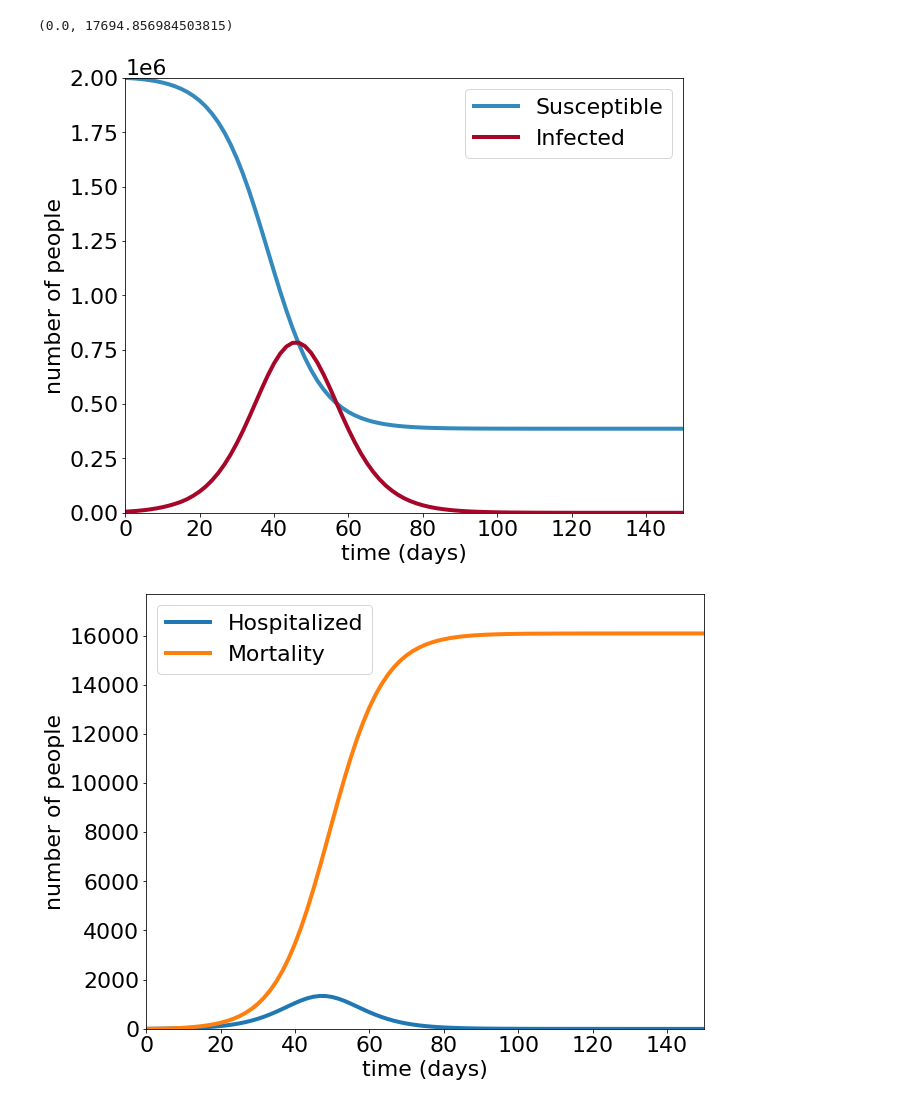
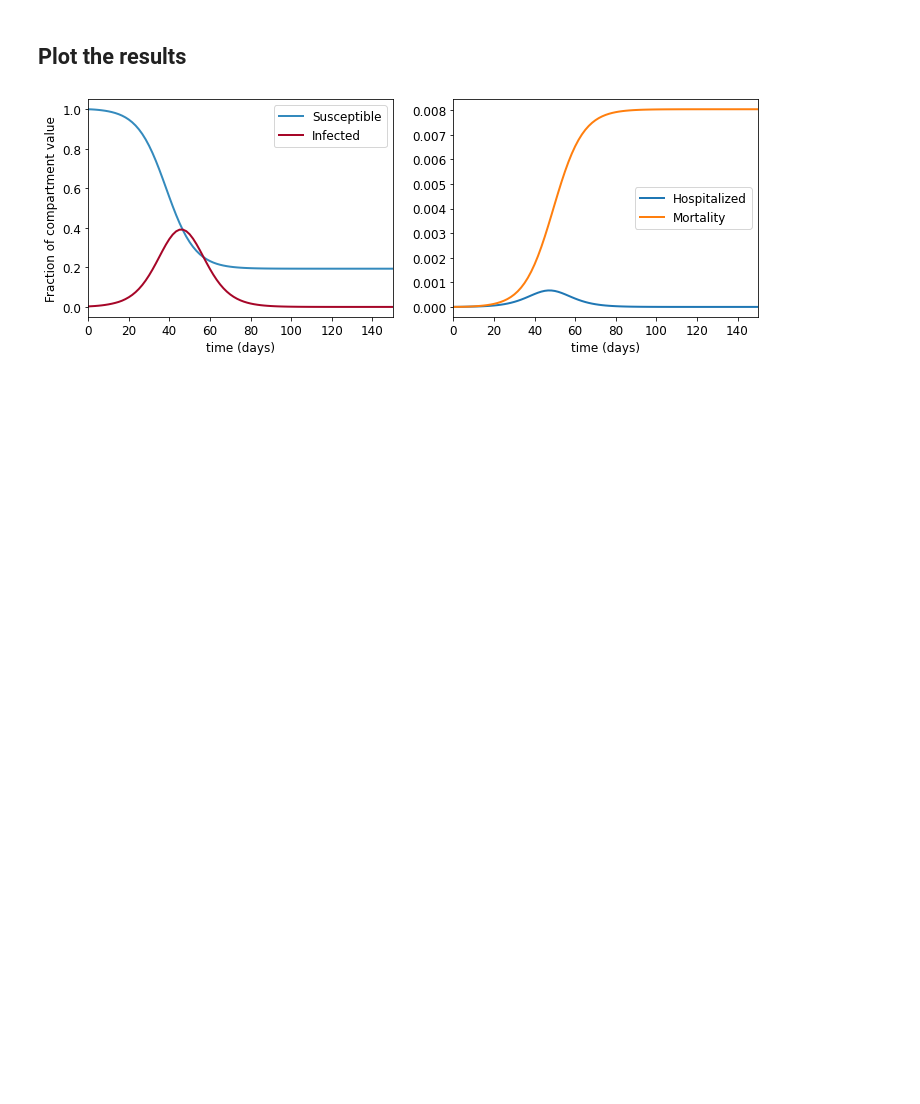
Before and after one commit to thecapitalistcycle/pyrossTSI, a Jupyter notebook: examples/deterministic/ex01.ipynb, the cells around one changed output. Saved outputs shown, nothing was run; the diff lists cells and outputs as text; code cells hidden in the pictures; blank space fills up the shorter version.

```diff
--- a/examples/deterministic/ex01.ipynb
+++ b/examples/deterministic/ex01.ipynb
@@ -10,7 +10,7 @@ os.chdir(owd)
 import pyrosstsi
 import numpy as np
 import matplotlib.pyplot as plt
-plt.rcParams.update({'font.size': 22})
+plt.rcParams.update({'font.size': 12})
 # %%
 T = 15                                       # Longest  infectious duration
 Td = 5                                       # Doubling time in linear growth regime
@@ -37,22 +37,20 @@ parameters = {'M':M, 'Ni':Ni, 'Nc':Nc, 'Nk':Nk, 'Tf':Tf, 'Tc':Tc, 'T':T, 'Td':Td
 model = pyrosstsi.deterministic.Simulator(parameters, subclasses)
 IC    = model.get_IC()
 data  = model.integrate(IC)
+# %% [markdown]
+## Plot the results
 # %%
 t = data['t']; S_t = data['S_t']; I_t = data['I_t']; Ic_t = data['Ic_t']
 
-plt.figure(figsize=(10, 8))
-plt.plot(t*Tc,Np*np.sum(S_t,0), color="#348ABD", lw=4, label = 'Susceptible')           #all susceptible
-plt.plot(t*Tc,Np*np.sum(I_t,0), color="#A60628", lw=4, label = 'Infected')              #all Infected
-plt.xlabel('time (days)');       plt.xlim(0,Tf); plt.rcParams.update({'font.size': 22})
-plt.ylabel('number of people');  plt.ylim(0,Np); plt.legend()
+plt.figure(figsize=(12, 4)); plt.subplot(121)
+plt.plot(t*Tc,np.sum(S_t,0), color="#348ABD", lw=2, label = 'Susceptible')           #all susceptible
+plt.plot(t*Tc,np.sum(I_t,0), color="#A60628", lw=2, label = 'Infected')              #all Infected
+plt.xlabel('time (days)');       plt.xlim(0,Tf);
+plt.ylabel('Fraction of compartment value');   plt.legend()
 
-plt.figure(figsize=(10, 8))
+plt.subplot(122)
 for i in (1 + np.arange(Nc-1)):
-    plt.plot(Tc*t,Np*np.sum(Ic_t[i,:,:],0), lw=4, label = subclasses[i])
-plt.legend(); plt.xlabel('time (days)'); plt.ylabel('number of people')
-plt.xlabel('time (days)');       plt.xlim(0,Tf)
-plt.ylabel('number of people');  plt.ylim(0,1.1*np.amax(Np*np.sum(Ic_t[2,:,:],0)))
+    plt.plot(Tc*t,np.sum(Ic_t[i,:,:],0), lw=2, label = subclasses[i])
+plt.legend(); plt.xlabel('time (days)'); plt.xlabel('time (days)'); plt.xlim(0,Tf);
 # %% [output]
-(0.0, 17694.856984503815)
-[figure, old version]
+[figure, new version]
-[figure, removed]
```
